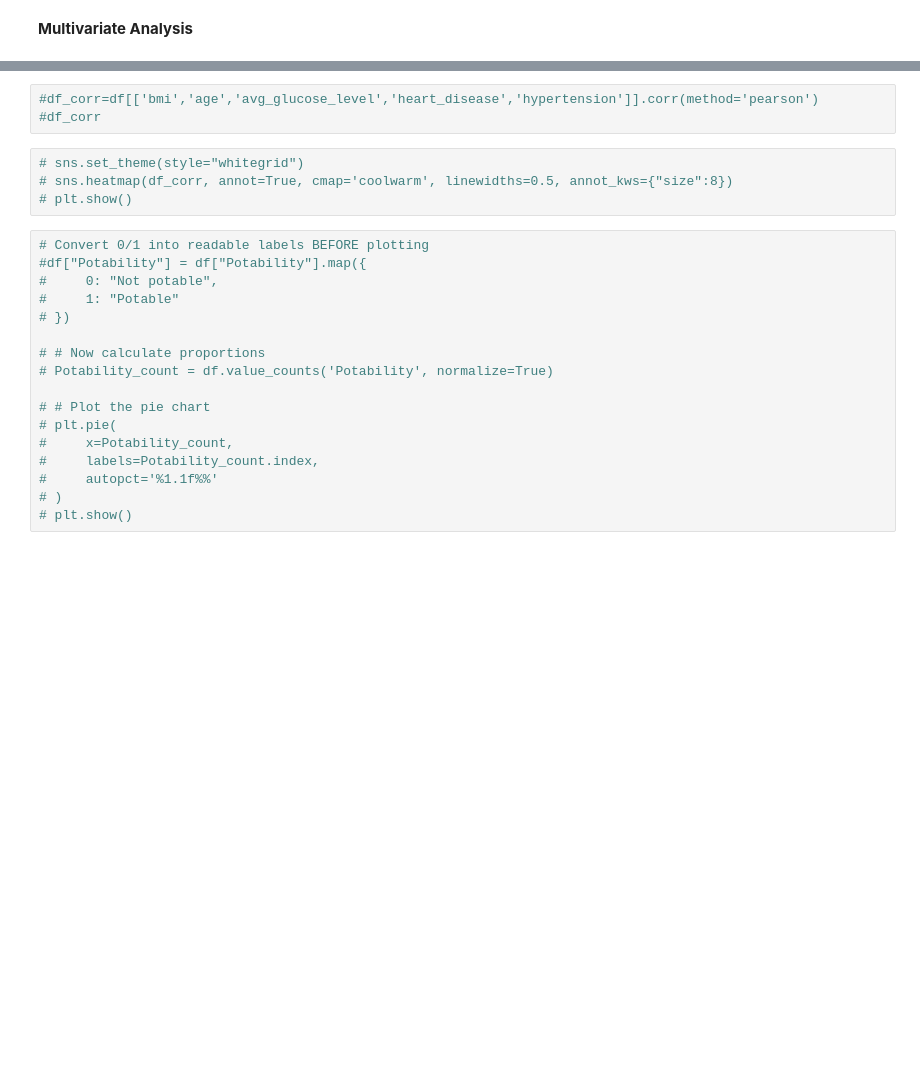
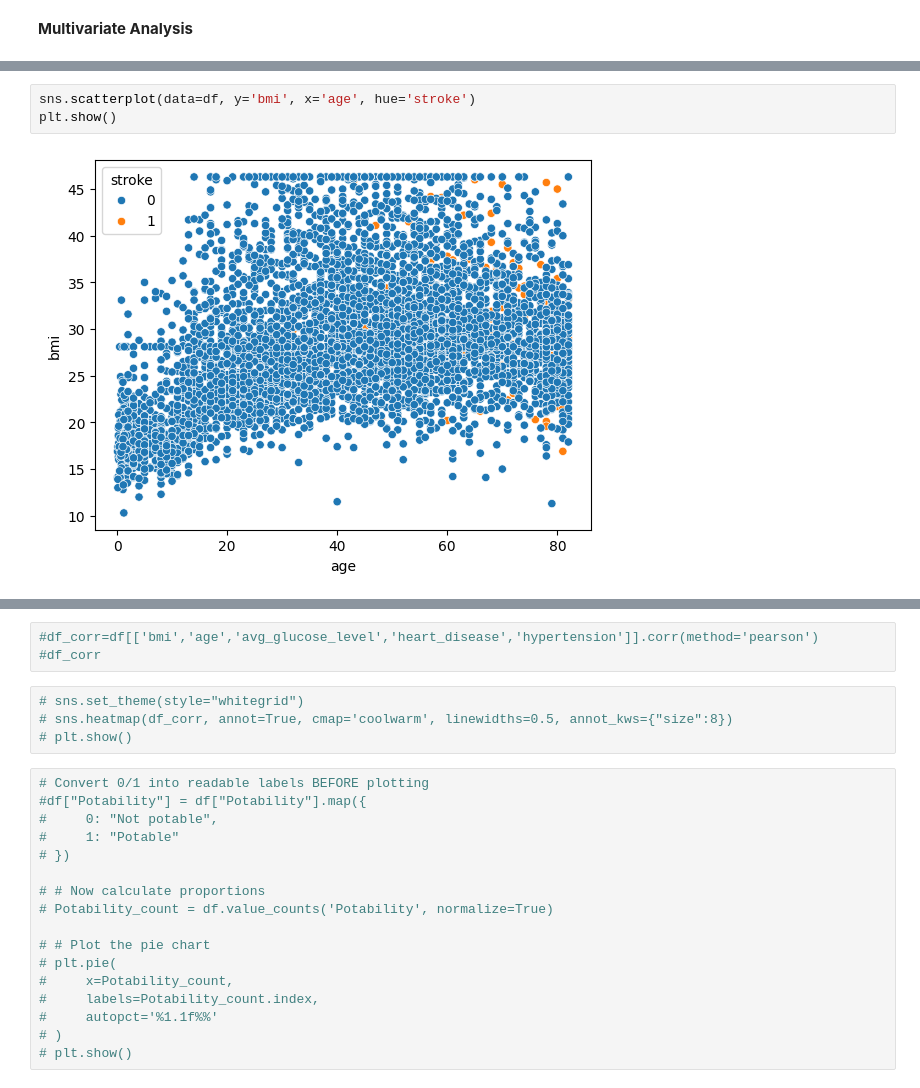
Before and after one commit to Lailah-Idrees/DA2_Assessment, a Jupyter notebook: jupyter_notebooks/Data_Visualisation.ipynb, the cells around one changed output, grey strips where cells are left out. Saved outputs shown, nothing was run; the diff lists cells and outputs as text; blank space fills up the shorter version.

```diff
--- a/jupyter_notebooks/Data_Visualisation.ipynb
+++ b/jupyter_notebooks/Data_Visualisation.ipynb
@@ -166,0 +199,5 @@ plt.show()
+# %%
+sns.scatterplot(data=df, y='bmi', x='age', hue='stroke')
+plt.show()
+# %% [output]
+[figure, added]
```
Also changed, not shown: parts of 12 cells of this notebook.
